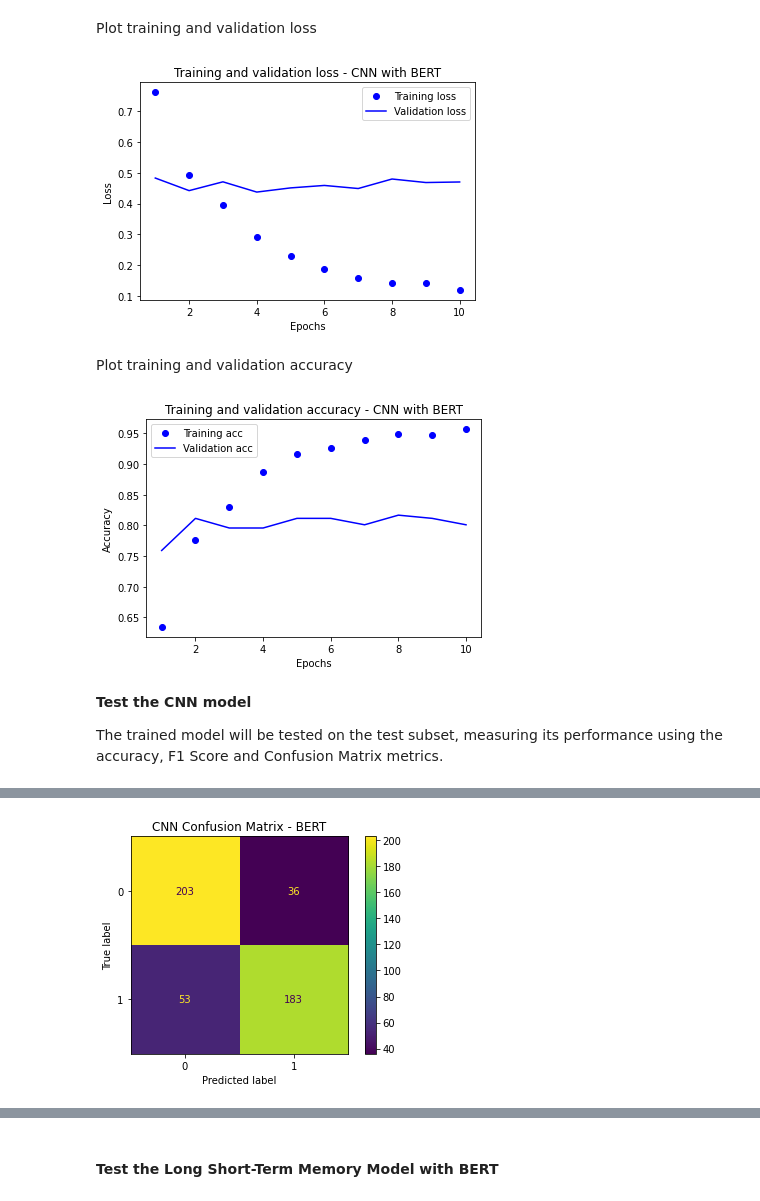
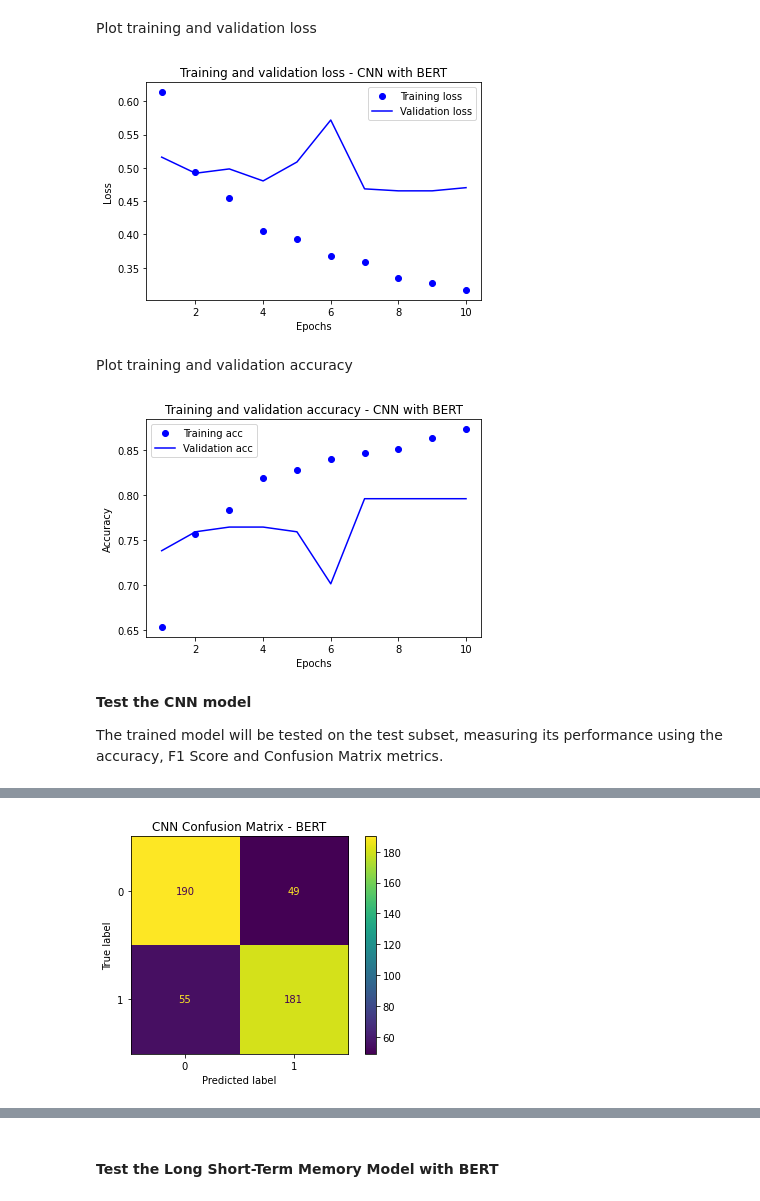
Before and after one commit to dmegkos/MSc-Dissertation-DS-2022, a Jupyter notebook: Thesis_Project.ipynb, the cells around one changed output, grey strips where cells are left out. Drawn from its saved outputs; the diff is of its cells as text; code cells hidden in the pictures.

Commit message:
Implemented BERT for all models

```diff
--- a/Thesis_Project.ipynb
+++ b/Thesis_Project.ipynb
@@ -2403,8 +2403,7 @@ The pre-trained BASE BERT model will be used. The BASE model is a smaller versio
 # Load the pre-trained model
 bert_trained = TFBertModel.from_pretrained('bert-base-uncased')
 # Freeze the weights
-#for param in bert_trained.parameters():
-#    param.requires_grad = False
+bert_trained.trainable = False
 # %% [output]
 Some layers from the model checkpoint at bert-base-uncased were not used when initializing TFBertModel: ['mlm___cls', 'nsp___cls']
 - This IS expected if you are initializing TFBertModel from the checkpoint of a model trained on another task or with another architecture (e.g. initializing a BertForSequenceClassification model from ...
@@ -2425,7 +2462,7 @@ val_pct = 0.1
 # Number of filters per filter size
 num_filters = 100
 # Dropout keep probability
-dropout_prob = 0.5
+dropout_prob = 0.2
 # Batch Size
 batch_size = 64
 # Number of training epochs
@@ -2449,24 +2486,22 @@ input_ids = Input(shape=input_shape, dtype='int32', name='InputIDs') # Layer for
 masks = Input(shape=input_shape, dtype='int32', name='MaskIDs') # Layer for Mask IDs
 inputBert = [input_ids, masks] # Input for BERT Model
 # The Bert Layer
-bert_out = bert_trained(inputBert)
-bert_out = bert_out[0]
-# One Dropout Layer
-dropLayer = Dropout(dropout_prob, name='DropoutLayer1')(bert_out)
+bert_out = bert_trained(inputBert) # Pass data through Bert
+bert_out = bert_out[0] # Get the last hidden layer
 # Three pairs of Convolution and Pool layers, each one flattened
 # First Pair, with kernel size 3
 pairOneLayer = Conv1D(num_filters, 3, activation='relu',
-                      name='ConvLayer1')(dropLayer) # Convolution Layer
+                      name='ConvLayer1')(bert_out) # Convolution Layer
 pairOneLayer = MaxPooling1D(name='PoolLayer1')(pairOneLayer) # Pooling Layer
 pairOneLayer = Flatten(name='FlattenLayer1')(pairOneLayer) # Flatten Layer
 # Second Pair, with kernel size 4
 pairTwoLayer = Conv1D(num_filters, 4, activation='relu',
-                      name='ConvLayer2')(dropLayer) # Convolution Layer
+                      name='ConvLayer2')(bert_out) # Convolution Layer
 pairTwoLayer = MaxPooling1D(name='PoolLayer2')(pairTwoLayer) # Pooling Layer
 pairTwoLayer = Flatten(name='FlattenLayer2')(pairTwoLayer) # Flatten Layer
 # Third Pair, with kernel size 5
 pairThreeLayer = Conv1D(num_filters, 5, activation='relu',
-                      name='ConvLayer3')(dropLayer) # Convolution Layer
+                      name='ConvLayer3')(bert_out) # Convolution Layer
 pairThreeLayer = MaxPooling1D(name='PoolLayer3')(pairThreeLayer) # Pooling Layer
 pairThreeLayer = Flatten(name='FlattenLayer3')(pairThreeLayer) # Flatten Layer
 # Concatenate the three pairs
@@ -2529,7 +2551,7 @@ lr_schedule = ExponentialDecay(initial_learning_rate=initial_lr,
 # %%
 # Train the Model
 # Specify loss function, optimizer, and performance metrics
-cnn_bert_model.compile(optimizer=Adam(learning_rate = lr_schedule),
+cnn_bert_model.compile(optimizer=AdamW(weight_decay=0.001, learning_rate=0.00006),
                   loss='categorical_crossentropy', metrics=['acc'])
 
 # Train the model and store the history
@@ -2589,7 +2609,7 @@ plt.legend()
 # Show the plot
 plt.show()
 # %% [output]
-[figure, old version]
+[figure, new version]
 # %% [markdown]
 Plot training and validation accuracy
 # %%
@@ -2607,7 +2627,7 @@ plt.legend()
 # Show the plot
 plt.show()
 # %% [output]
-[figure, old version]
+[figure, new version]
 # %% [markdown]
 **Test the CNN model**
 
@@ -2622,14 +2642,12 @@ print("Model Loss, Model Accuracy:", cnn_bert_results)
 cnn_bert_pred = cnn_bert_model.predict([ts_input_ids,ts_masks])
 # Convert pred to boolean
 y_pred_bool_bert = np.argmax(cnn_bert_pred, axis=1)
-# Convert the categorical label to numeric
-y_test_cnn_bert_num = test_df.label.replace(['hate','noHate'],[0,1])
 
 # Print the F1 Score
-print('BERTCNN F1 Score: '+str(f1_score(y_test_cnn_bert_num, y_pred_bool_bert, pos_label=0)))
+print('BERTCNN F1 Score: '+str(f1_score(y_test_bert_num, y_pred_bool_bert, pos_label=0)))
 
 # Print the Confusion Matrix
-cm = confusion_matrix(y_test_cnn_bert_num, y_pred_bool_bert) # Calculate CM
+cm = confusion_matrix(y_test_bert_num, y_pred_bool_bert) # Calculate CM
 # Generate CM Display
 disp = ConfusionMatrixDisplay(confusion_matrix=cm) # Generate CM Display
 disp.plot()
@@ -2645 +2662 @@ BERTCNN F1 Score: 0.8202020202020202
-[figure, old version]
+[figure, new version]
```
Also changed, not shown: parts of 49 cells of this notebook.
